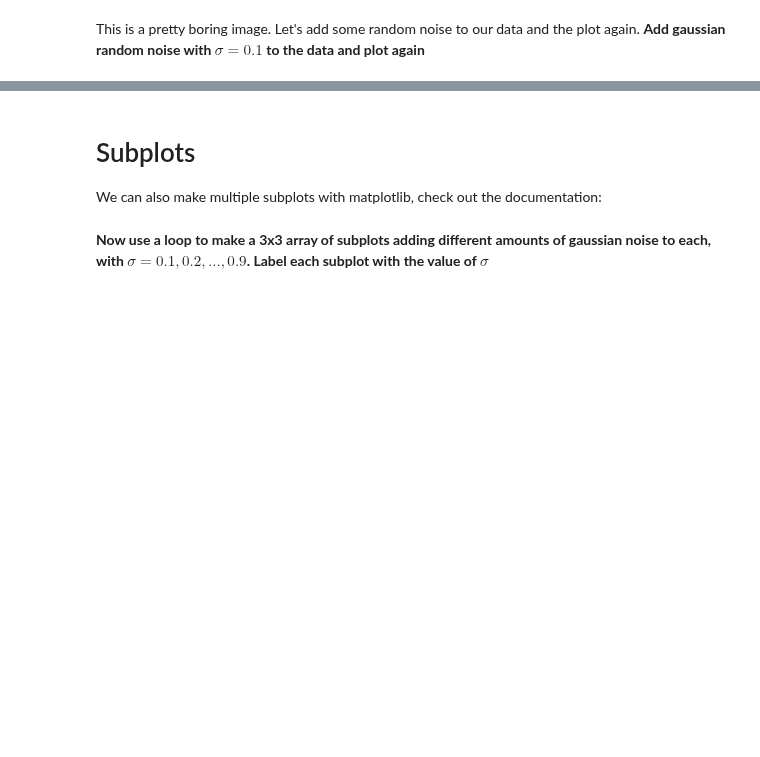
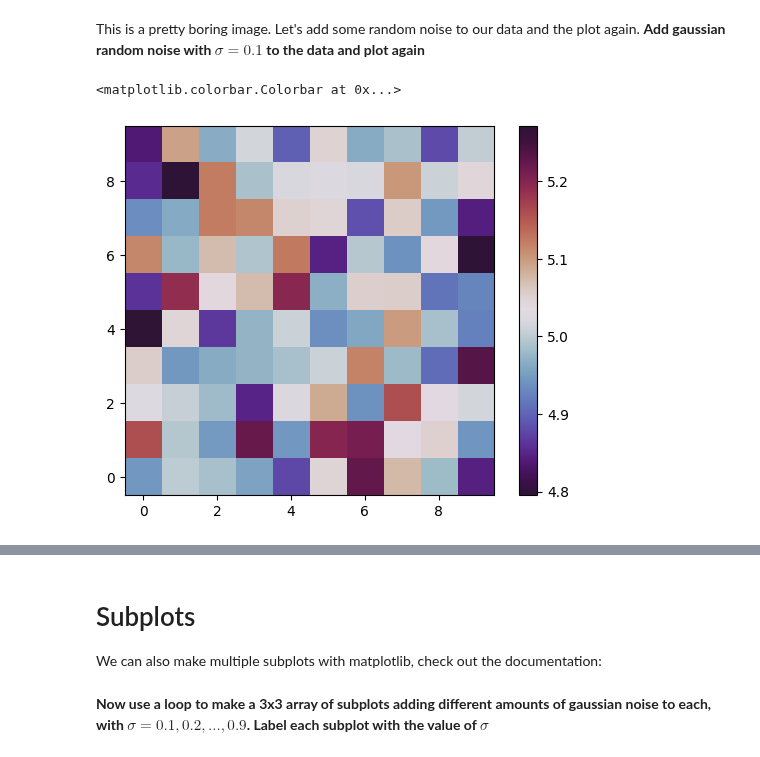
Before and after one commit to MrD0balina/Fourth-Year-Project---Neutrino-Oscillations, a Jupyter notebook: python_2.ipynb, the cells around one changed output, grey strips where cells are left out. Saved outputs shown, nothing was run; the diff lists cells and outputs as text; code cells hidden in the pictures; blank space fills up the shorter version.

```diff
--- a/python_2.ipynb
+++ b/python_2.ipynb
@@ -125,2 +178,13 @@ plt.colorbar()
 # %% [markdown]
 This is a pretty boring image.  Let's add some random noise to our data and the plot again.  **Add gaussian random noise with $\sigma = 0.1$ to the data and plot again**
+# %%
+# data_1 = rnd.random(  ( 10 , 10 )  )
+
+data_1 = np.random.normal( loc = 5 , scale = 0.1 , size = ( 10 , 10) )
+
+plt.figure()
+plt.imshow( data_1 , cmap = "twilight_shifted" ,  origin = "lower" )
+plt.colorbar()
+# %% [output]
+<matplotlib.colorbar.Colorbar at 0x...>
+[figure, added]
```
Also changed, not shown: parts of 31 cells of this notebook.
